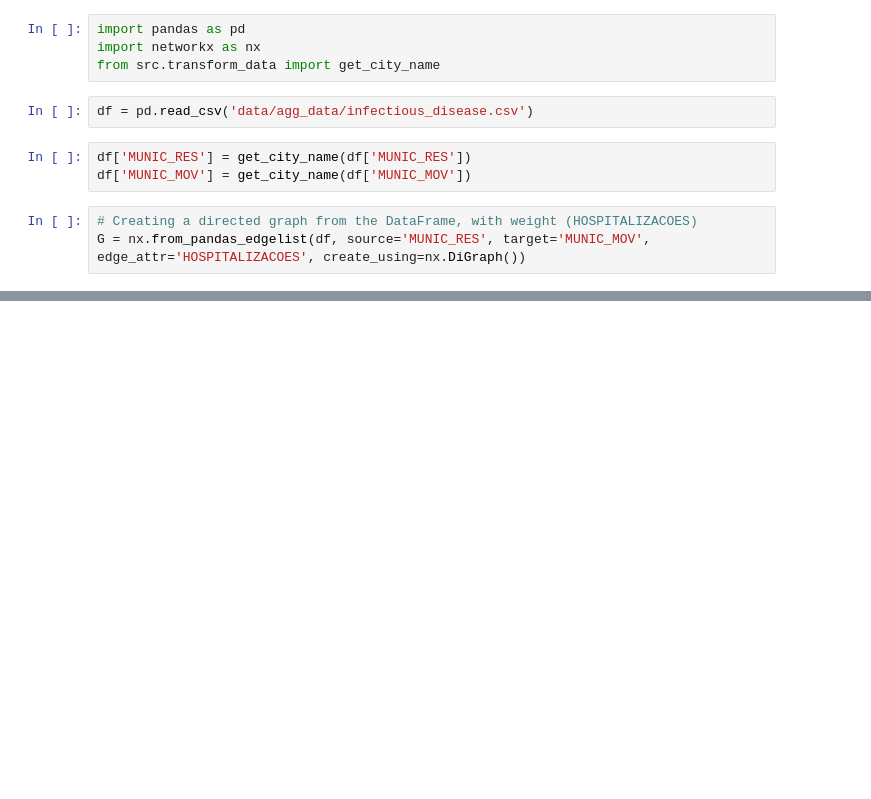
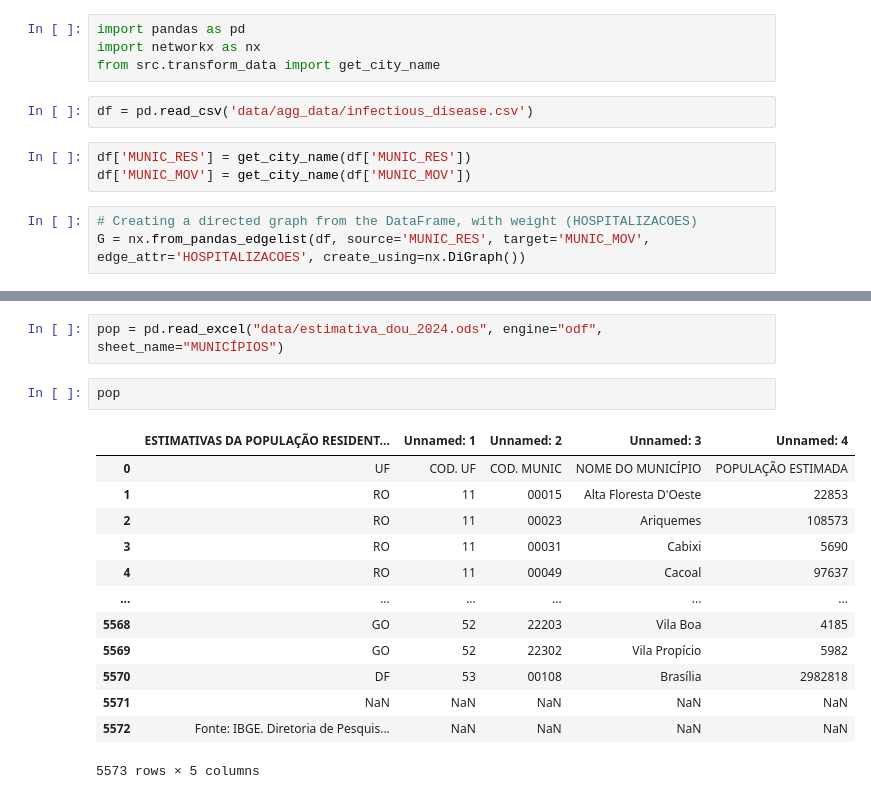
Before and after one commit to ViniAS/TCC, a Jupyter notebook: graph.ipynb, the cells around one changed output, grey strips where cells are left out. Cells and saved outputs as stored; diff of their text form; blank space fills up the shorter version.

Commit message:
add readme and add county population data

```diff
--- a/graph.ipynb
+++ b/graph.ipynb
@@ -35,0 +61,18 @@ d.sort_values(ascending=False).plot(kind='bar', figsize=(12, 6), title='Degree D
+# %%
+pop = pd.read_excel("data/estimativa_dou_2024.ods", engine="odf", sheet_name="MUNICÍPIOS")
+# %%
+pop
+# %% [output]
+|  | ESTIMATIVAS DA POPULAÇÃO RESIDENT... | Unnamed: 1 | Unnamed: 2 | Unnamed: 3 | Unnamed: 4 |
+| 0 | UF | COD. UF | COD. MUNIC | NOME DO MUNICÍPIO | POPULAÇÃO ESTIMADA |
+| 1 | RO | 11 | 00015 | Alta Floresta D'Oeste | 22853 |
+| 2 | RO | 11 | 00023 | Ariquemes | 108573 |
+| 3 | RO | 11 | 00031 | Cabixi | 5690 |
+| 4 | RO | 11 | 00049 | Cacoal | 97637 |
+| ... | ... | ... | ... | ... | ... |
+| 5568 | GO | 52 | 22203 | Vila Boa | 4185 |
+| 5569 | GO | 52 | 22302 | Vila Propício | 5982 |
+| 5570 | DF | 53 | 00108 | Brasília | 2982818 |
+| 5571 | NaN | NaN | NaN | NaN | NaN |
+| 5572 | Fonte: IBGE. Diretoria de Pesquis... | NaN | NaN | NaN | NaN |
+5573 rows × 5 columns
```
Also changed, not shown: parts of 6 cells of this notebook, 5 other files.
